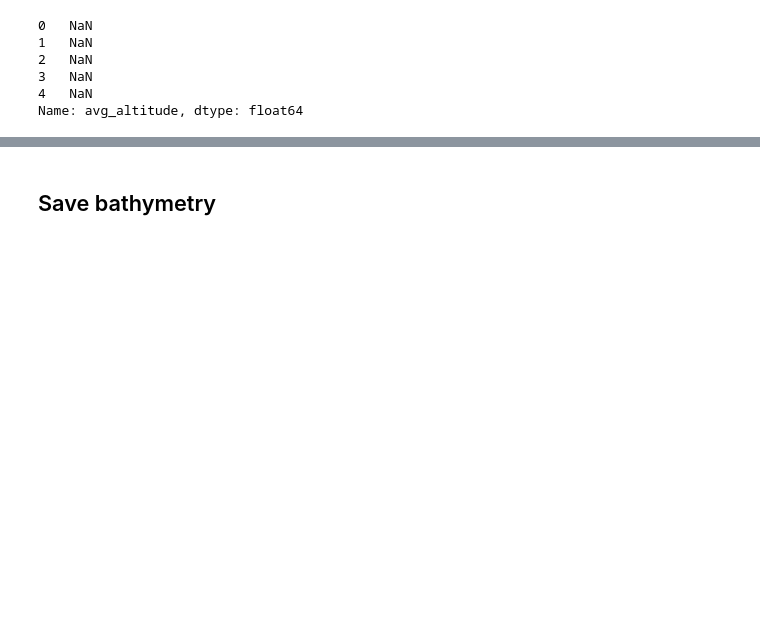
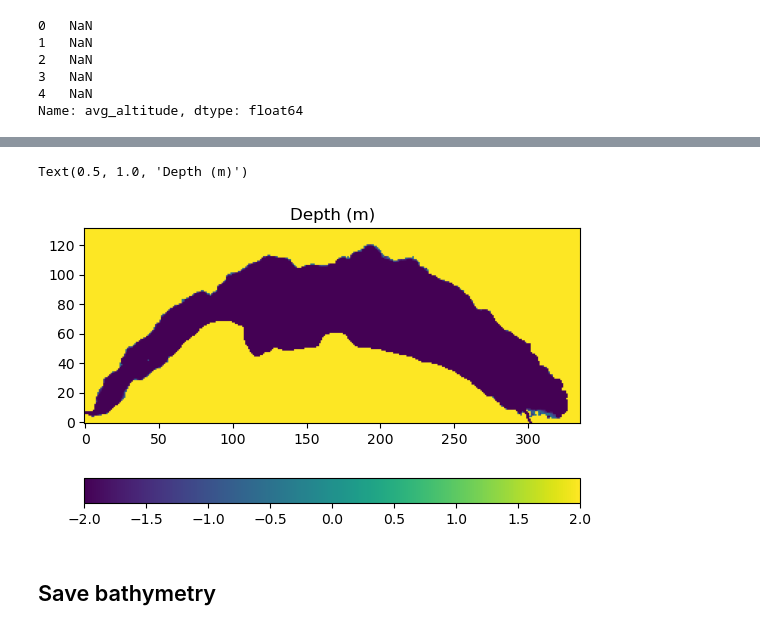
Before and after one commit to leroquan/preprocessing-mitgcm, a Jupyter notebook: grid_and_bathy/create_bathy.ipynb, the cells around one changed output, grey strips where cells are left out. Saved outputs shown, nothing was run; the diff lists cells and outputs as text; code cells hidden in the pictures; blank space fills up the shorter version.

```diff
--- a/grid_and_bathy/create_bathy.ipynb
+++ b/grid_and_bathy/create_bathy.ipynb
@@ -8,4 +8,4 @@ import matplotlib.pyplot as plt
 
 from configs.config_object import ConfigObject
 # %%
-config = ConfigObject('../configs/config.json')
+config = ConfigObject('../config.json')
@@ -68,3 +80,16 @@ Text(0.5, 1.0, 'Depth (m)')
+# %%
+corrected_grid_name = f"grid_with_depth_epsg2056_with-Rhone"
+grid = gpd.read_file(os.path.join(path_grid, f"{corrected_grid_name}.gpkg"))
+# %%
+depth_array = grid["avg_depth"].to_numpy().reshape(x.shape)
+# %%
+plt.imshow(depth_array, vmin=-2)
+plt.gca().invert_yaxis()
+cbar = plt.colorbar(orientation="horizontal")
+plt.title("Depth (m)")
+# %% [output]
+Text(0.5, 1.0, 'Depth (m)')
+[figure, added]
 # %% [markdown]
 ## Save bathymetry
 # %%
```
Also changed, not shown: parts of 17 cells of this notebook, 12 other files.
